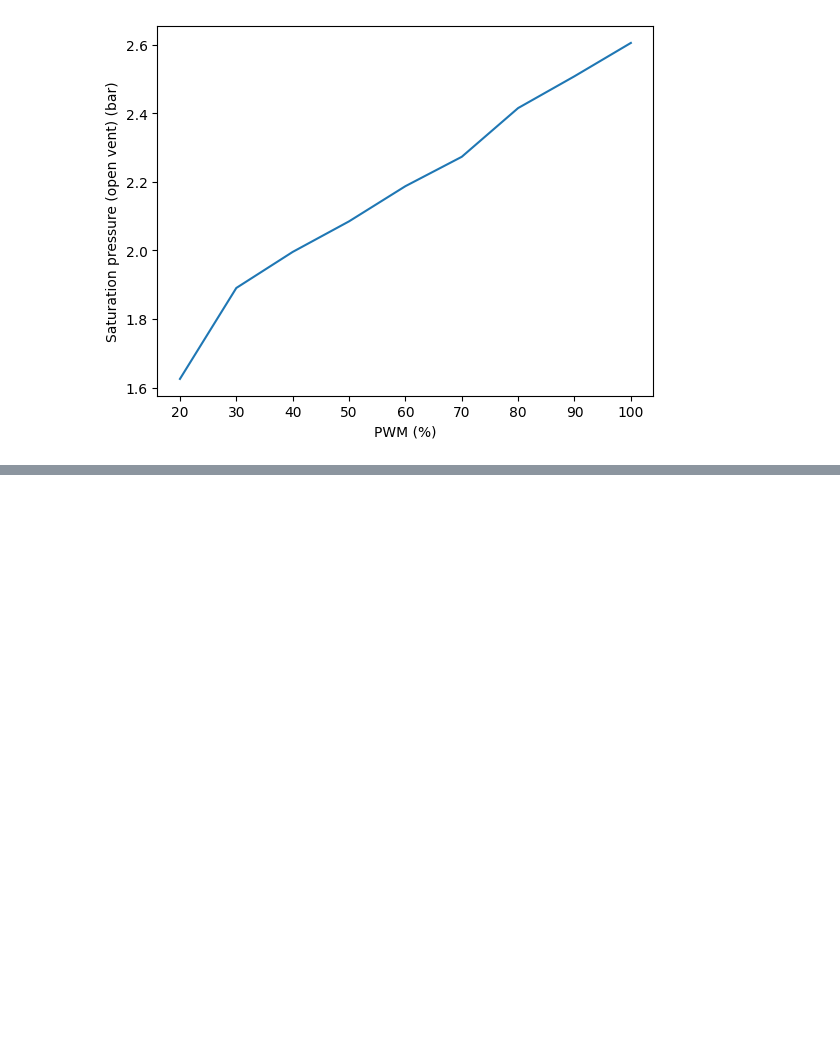
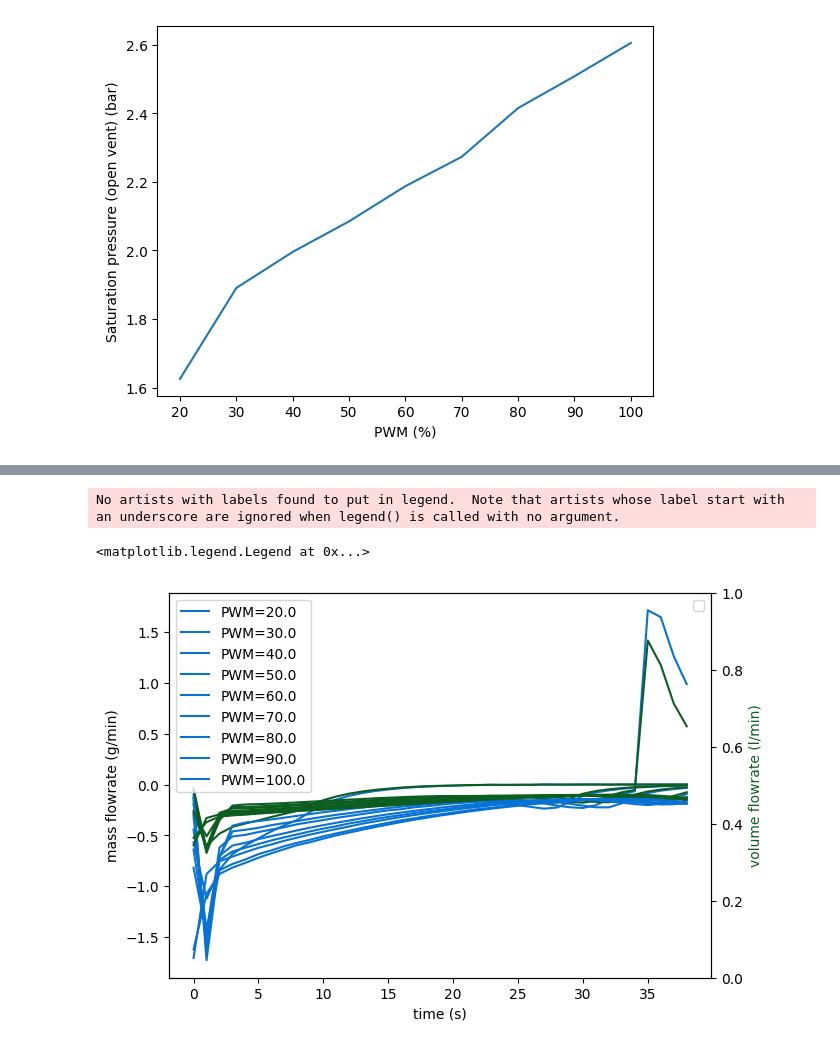
Before and after one commit to Cerebur/MIRAGE_multistage_pressurization_system, a Jupyter notebook: new_tests/dataEval/noVac.ipynb, the cells around one changed output, grey strips where cells are left out. Cells and saved outputs as stored; diff of their text form; code cells hidden in the pictures; blank space fills up the shorter version.

```diff
--- a/new_tests/dataEval/noVac.ipynb
+++ b/new_tests/dataEval/noVac.ipynb
@@ -351,0 +379,29 @@ axes[1].legend()
+# %%
+Qmarrout = np.zeros((9,39))
+Qvarrout = np.zeros((9,39))
+for i in range(9):
+    Qm, Qv = Qs(dpdtarr_post[i],T2_case1_post[i,:-1], p2_case1_post[i,:-1])
+    for j in range(np.shape(Qm)[0]):
+        Qmarrout[i,j] = Qm[j]
+        Qvarrout[i,j] = Qv[j]
+# %%
+fig, axes = plt.subplots(1, figsize=(7,5))
+
+#axes.set_ylim(-0.2,0.2)
+axes.set_xlabel('time (s)')
+axes.set_ylabel('mass flowrate (g/min)')
+axd = axes.twinx()
+axd.set_ylabel('volume flowrate (l/min)', color="#0C5D20")
+
+for i in range(9):
+    axes.plot(t_case1_post[i,:-1]-t_case1_post[i,0], Qmarrout[i], color="#0772D6", label=f'PWM={pwm_case1[i]}')
+    axes.plot(t_case1_post[i,:-1]-t_case1_post[i,0], Qvarrout[i], color="#0C5D20")#, label=f'PWM={pwm_case1[i]}')
+
+
+
+axes.legend()
+axd.legend()
+# %% [output]
+No artists with labels found to put in legend.  Note that artists whose label start with an underscore are ignored when legend() is called with no argument.
+<matplotlib.legend.Legend at 0x...>
+[figure, added]
```
Also changed, not shown: parts of 13 cells of this notebook.
